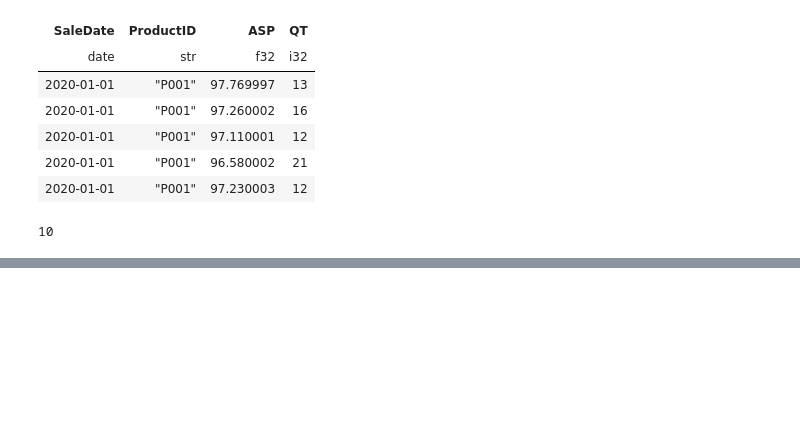
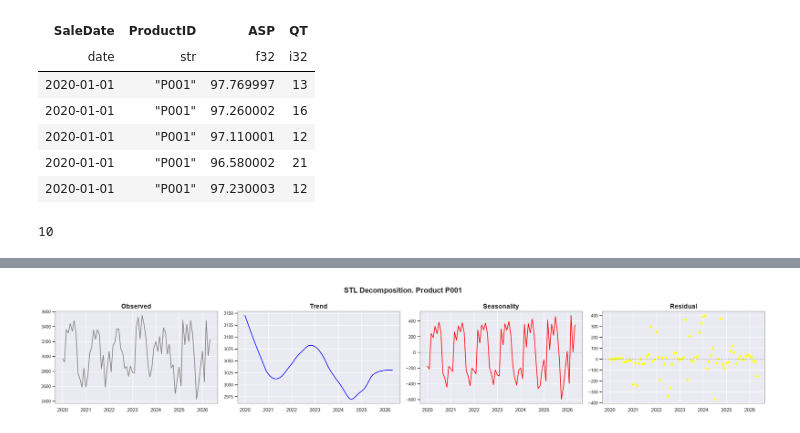
Before and after one commit to maranefabio/Company_Sales_Forecasting, a Jupyter notebook: main.ipynb, the cells around one changed output, grey strips where cells are left out. Saved outputs shown, nothing was run; the diff lists cells and outputs as text; code cells hidden in the pictures; blank space fills up the shorter version.

```diff
--- a/main.ipynb
+++ b/main.ipynb
@@ -12,7 +17,7 @@ from src.etl import ETL
 BASE_PATH: str = os.path.join('.', 'src', 'files')
 RANDOM_SEED: float = 0
 
-sns.set_theme(style="darkgrid")
+sns.set_theme(style="darkgrid", palette="dark")
 # %%
 df_raw: pl.DataFrame = pl.read_csv(
     os.path.join(BASE_PATH, 'mock_data', 'mock_sales_data.csv'),
@@ -123,0 +128,78 @@ This error occurred in the following expression:
+# %%
+df_QT_pandas: pd.DataFrame = df_QT.to_pandas()
+df_QT_pandas['ds'] = pd.to_datetime(df_QT_pandas['ds'])
+
+products: list[str] = sorted(df_QT_pandas['ProductID'].unique().to_numpy())
+product_signal_decomposition: dict[str, DecomposeResult] = {}
+
+components_colors: dict[str, str] = {
+    "Observed":   "grey",
+    "Trend":      "blue",
+    "Seasonality":"red",
+    "Residual":   "yellow",
+}
+
+for row_idx, product in enumerate(products):
+    fig, axes = plt.subplots(
+        figsize = (22, 4),
+        nrows = 1,
+        ncols = 4,
+    )
+
+    fig.suptitle(f"STL Decomposition. Product {product}", fontsize=16, fontweight="bold")
+
+    product_series: pd.Series = (
+        df_QT_pandas[df_QT_pandas["ProductID"] == product]
+        .set_index("ds")["y"]
+        .asfreq("MS")
+    )
+    stl: STL = STL(product_series, period=12, robust=True)
+    result: DecomposeResult = stl.fit()
+
+    components: dict[str, pd.Series] = {
+        'Observed': product_series,
+        'Trend': result.trend,
+        'Seasonality': result.seasonal,
+        'Residual': result.resid
+    }
+
+    for col_idx, (component_name, component_series) in enumerate(components.items()):
+        axes[col_idx].set_title(
+            component_name,
+            fontsize=14,
+            fontweight='bold',
+        )
+        ax = axes[col_idx]
+
+        if component_name in ('Seasonality', 'Residual'):
+            ax.axhline(0, color='grey', linewidth=1, linestyle='--', alpha=0.6)
+
+        if component_name == 'Residual':
+            sns.scatterplot(
+                x=component_series.index,
+                y=component_series.values,
+                ax=ax,
+                color=components_colors[component_name],
+            )
+        else:
+            sns.lineplot(
+                x=component_series.index,
+                y=component_series.values,
+                ax=ax,
+                color=components_colors[component_name],
+            )
+
+        if row_idx < len(products) - 1:
+            ax.set_xlabel(None)
+
+        ax.tick_params(axis="y", labelsize=9, left=True, labelleft=True)
+
+        for spine in ax.spines.values():
+                spine.set_linewidth(0.8)
+                spine.set_color("grey")
+
+    plt.tight_layout()
+    plt.show()
+    display(HTML("<div style='margin-bottom: 40px'></div>"))
+# %% [output]
+[figure, added]
```
Also changed, not shown: parts of 15 cells of this notebook, 2 other files.
